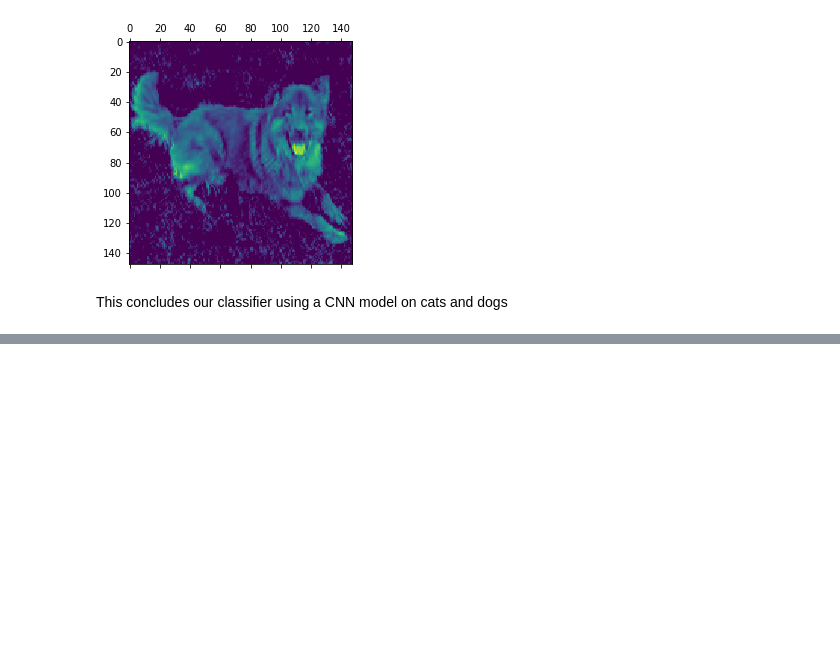
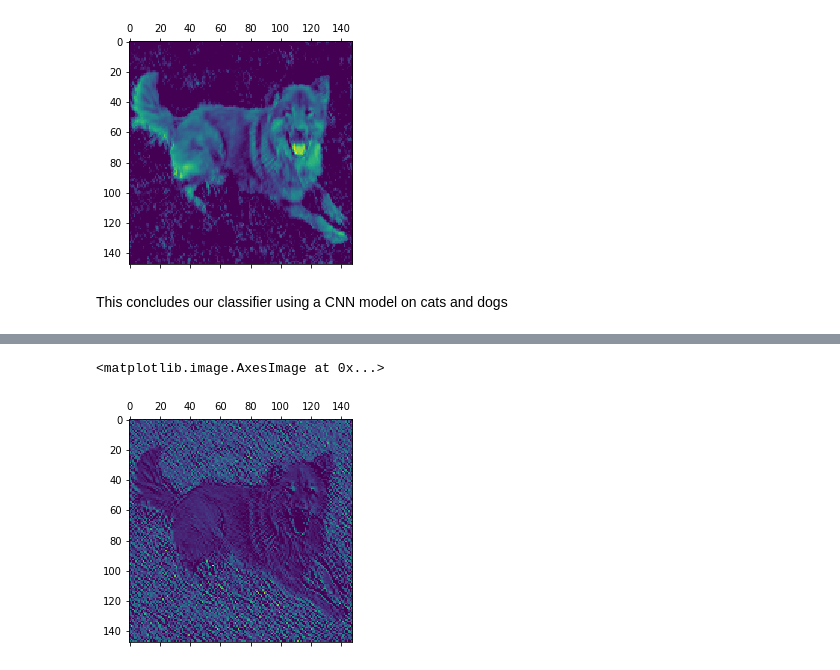
Before and after one commit to constantinembufung/CNN-classifier-for-cats-and-dogs, a Jupyter notebook: CNN_classifier_for_dog_and_cat.ipynb, the cells around one changed output, grey strips where cells are left out. Drawn from its saved outputs; the diff is of its cells as text; code cells hidden in the pictures; blank space fills up the shorter version.

```diff
--- a/CNN_classifier_for_dog_and_cat.ipynb
+++ b/CNN_classifier_for_dog_and_cat.ipynb
@@ -648,7 +715,7 @@ NameError: name 'model' is not defined
 we are going to visualize our data
 # %%
 from keras.models import load_model
-model = load_model('cats_and_dogs_small_2.h5')
+model = load_model('keras-model/cats_and_dogs_small_2.h5')
 model.summary()
 # %% [output]
 _________________________________________________________________
@@ -790,0 +920,7 @@ This concludes our classifier using a CNN model on cats and dogs
+# %%
+#Visualizing the fourth channel
+import matplotlib.pyplot as plt
+plt.matshow(first_layer_activation[0, :, :, 4], cmap='viridis')
+# %% [output]
+<matplotlib.image.AxesImage at 0x...>
+[figure, added]
```
Also changed, not shown: parts of 35 cells of this notebook.
